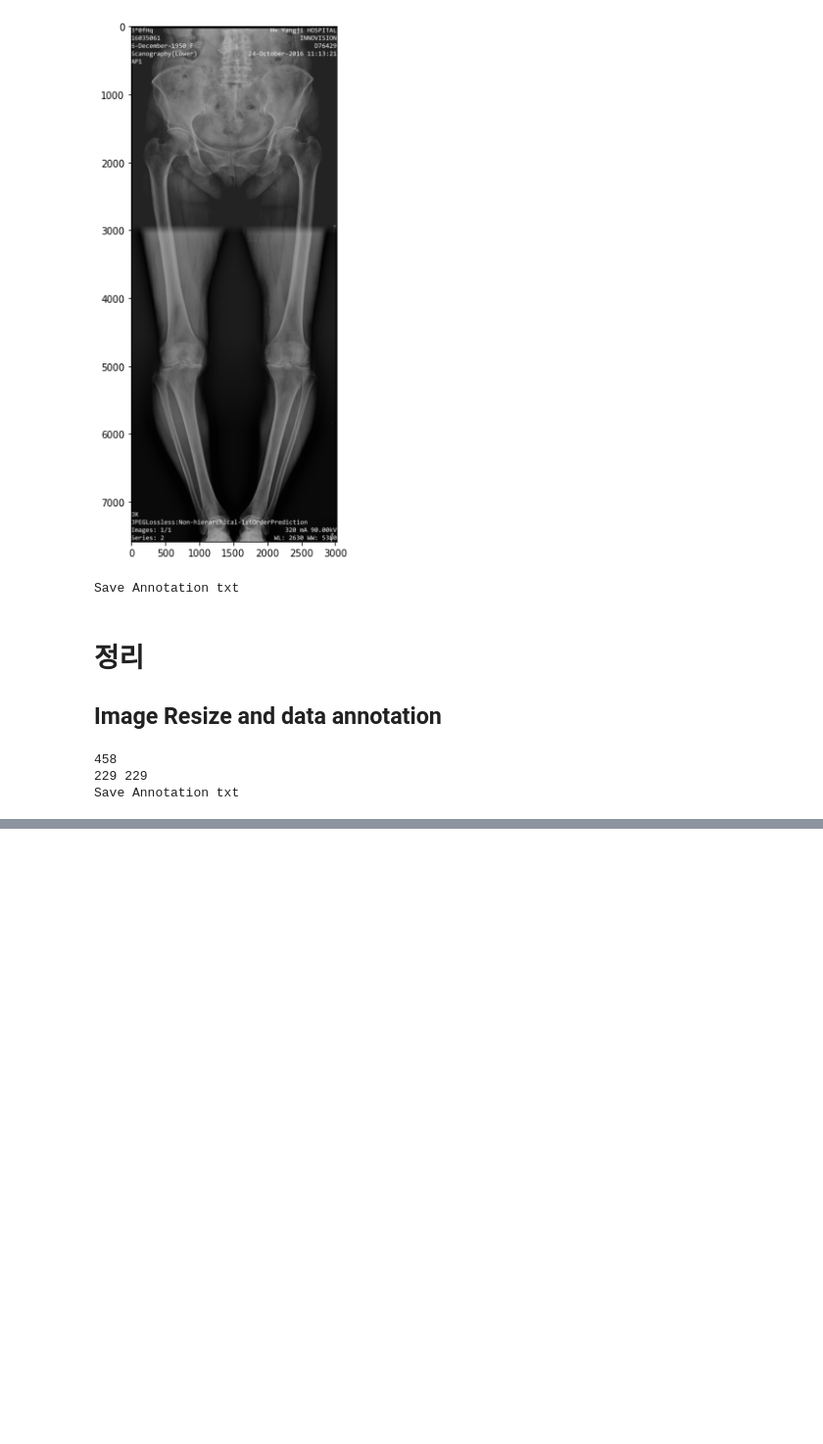
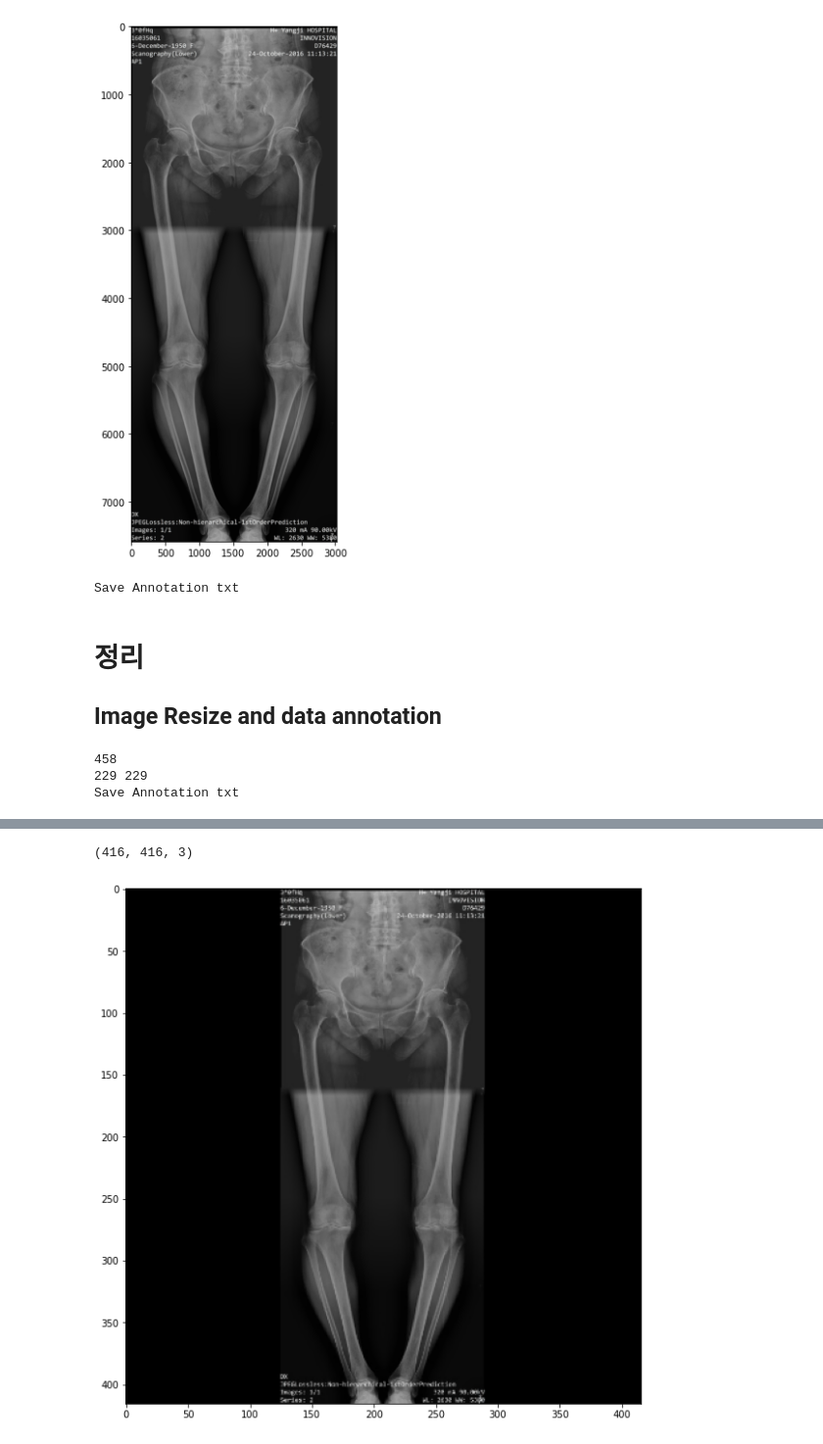
Before and after one commit to Lagom92/cnn_tutorial, a Jupyter notebook: 4. Detection yolo/EDA/resize_imgs_and_anno.ipynb, the cells around one changed output, grey strips where cells are left out. Shown at 98% size. Cells and saved outputs as stored; diff of their text form; code cells hidden in the pictures; blank space fills up the shorter version.

```diff
--- a/4. Detection yolo/EDA/resize_imgs_and_anno.ipynb
+++ b/4. Detection yolo/EDA/resize_imgs_and_anno.ipynb
@@ -189,0 +201,6 @@ Save Annotation txt
+# %%
+train_data_path = '../data/train/'
+
+train_data_lst = os.listdir(train_data_path)
+
+print(len(train_data_lst))
@@ -189,0 +232,39 @@ Save Annotation txt
+# %%
+# 이미지 path를 넣으면 target_size 크기로 resize 해주는 함수
+def resizing_img(img_path, target_size = 416):
+    org_img = cv2.imread(img_path)
+    org_img_shape = org_img.shape[:2]
+
+    ratio = float(target_size) / max(org_img_shape)
+
+    resize_size = tuple([int(x*ratio) for x in org_img_shape])
+
+    resized_img = cv2.resize(org_img, (resize_size[1], resize_size[0]))
+
+    delta_w = target_size - resize_size[1]
+    delta_h = target_size - resize_size[0]
+    top, bottom = delta_h//2, delta_h-(delta_h//2)
+    left, right = delta_w//2, delta_w-(delta_w//2)
+
+    img = cv2.copyMakeBorder(resized_img, top, bottom, left, right, cv2.BORDER_CONSTANT, value=(0, 0, 0))
+
+    # show img
+    print(img.shape)
+    plt.imshow(img)
+    plt.show()
+
+    return img
+# %%
+# n = len(train_data_lst)
+n = 1
+for i in range(n):
+    img_path = train_data_path + train_data_lst[i]
+
+    img = resizing_img(img_path)
+
+    path = '../data/resized_train/' + img_path.split('/')[-1]
+
+#     cv2.imwrite(path, img)
+# %% [output]
+(416, 416, 3)
+[figure, added]
```
Also changed, not shown: parts of 12 cells of this notebook.
